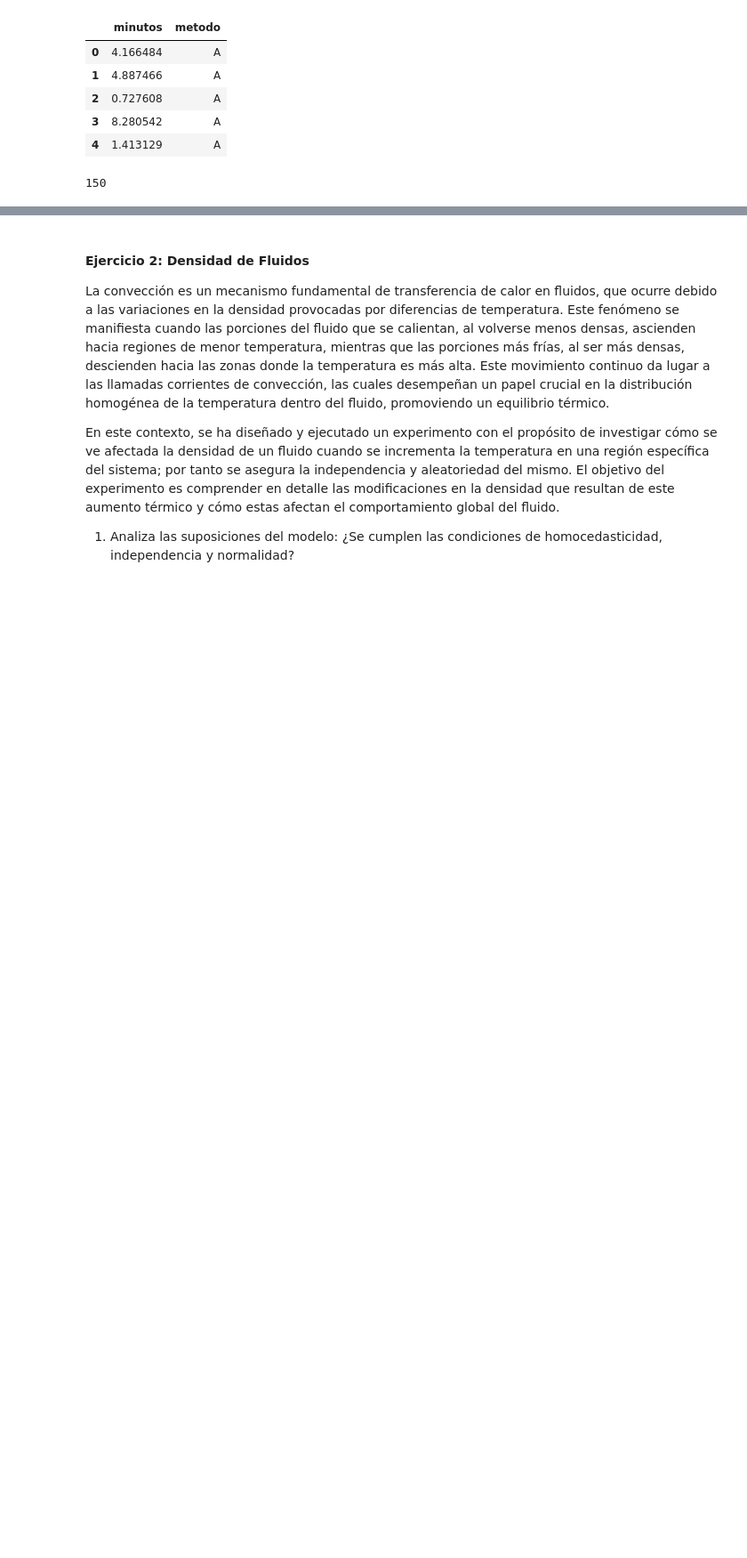
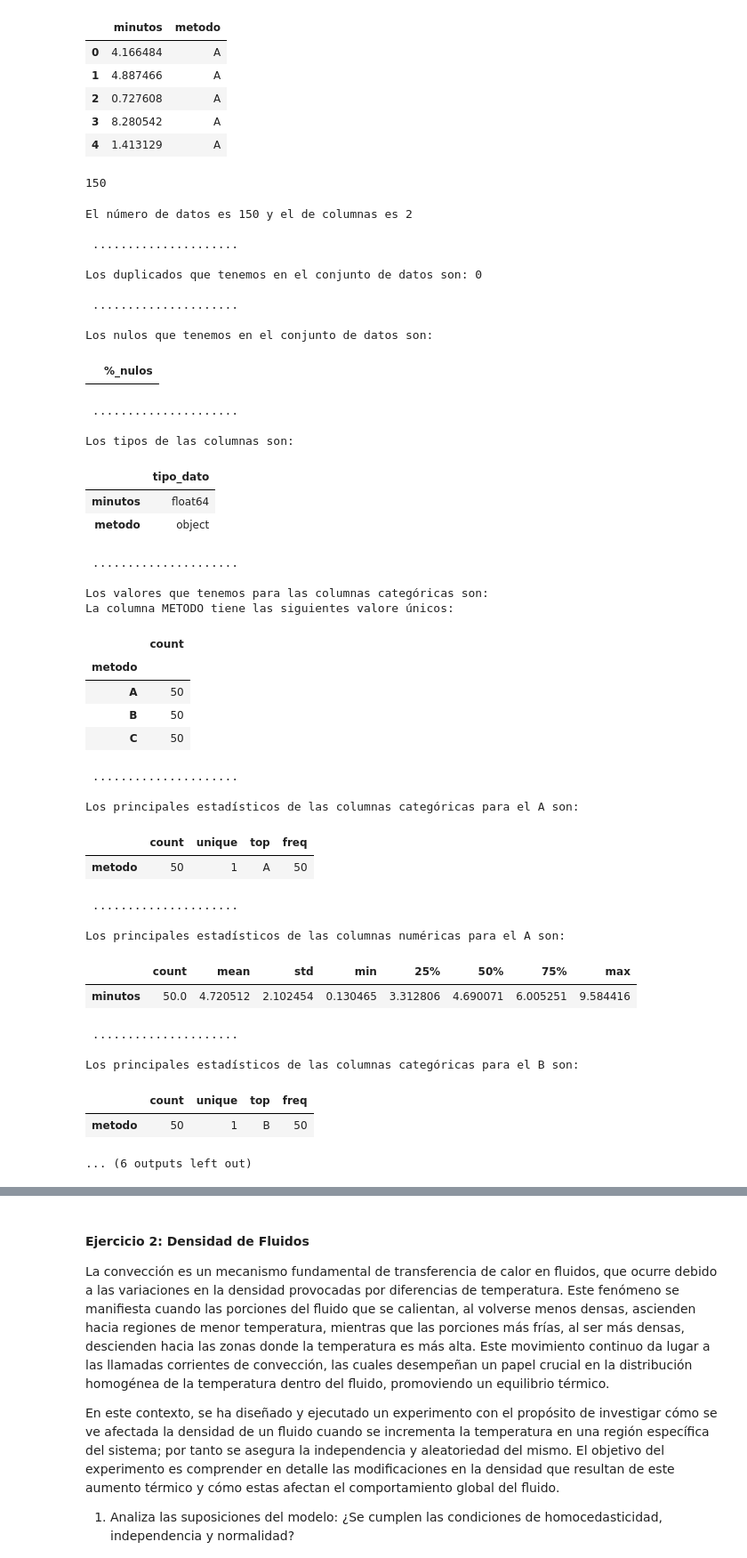
Before and after one commit to santiagorodriguez-dev/laboratorio-modulo6-leccion03-1-ab-testing-parametrico, a Jupyter notebook: notebooks/laboratorio-modulo6-leccion03-1-ab-testing-parametrico.ipynb, the cells around one changed output, grey strips where cells are left out. Shown at 89% size. Saved outputs shown, nothing was run; the diff lists cells and outputs as text; code cells hidden in the pictures; blank space fills up the shorter version.

```diff
--- a/notebooks/laboratorio-modulo6-leccion03-1-ab-testing-parametrico.ipynb
+++ b/notebooks/laboratorio-modulo6-leccion03-1-ab-testing-parametrico.ipynb
@@ -34,3 +72,47 @@ df_linea_montaje.head()
 df_linea_montaje.shape[0]
 # %% [output]
 150
+# %%
+sp.exploracion_dataframe(df_linea_montaje,"metodo")
+# %% [output]
+El número de datos es 150 y el de columnas es 2
+
+ .....................
+
+Los duplicados que tenemos en el conjunto de datos son: 0
+
+ .....................
+
+Los nulos que tenemos en el conjunto de datos son:
+|  | %_nulos |
+ .....................
+
+Los tipos de las columnas son:
+|  | tipo_dato |
+| minutos | float64 |
+| metodo | object |
+ .....................
+
+Los valores que tenemos para las columnas categóricas son:
+La columna METODO tiene las siguientes valore únicos:
+|  | count |
+| metodo |  |
+| A | 50 |
+| B | 50 |
+| C | 50 |
+ .....................
+
+Los principales estadísticos de las columnas categóricas para el A son:
+|  | count | unique | top | freq |
+| metodo | 50 | 1 | A | 50 |
+ .....................
+
+Los principales estadísticos de las columnas numéricas para el A son:
+|  | count | mean | std | min | 25% | 50% | 75% | max |
+| minutos | 50.0 | 4.720512 | 2.102454 | 0.130465 | 3.312806 | 4.690071 | 6.005251 | 9.584416 |
+ .....................
+
+Los principales estadísticos de las columnas categóricas para el B son:
+|  | count | unique | top | freq |
+| metodo | 50 | 1 | B | 50 |
+... (6 outputs left out)
```
Also changed, not shown: parts of 8 cells of this notebook, 3 other files.
